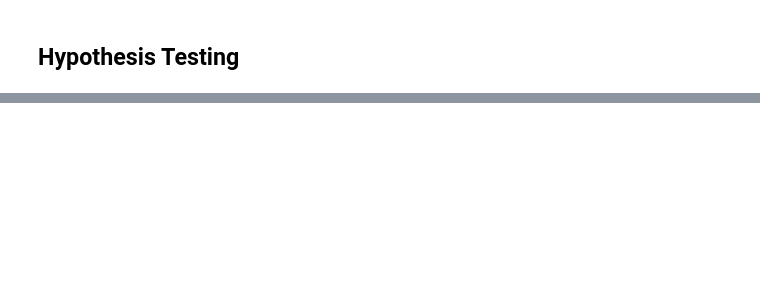
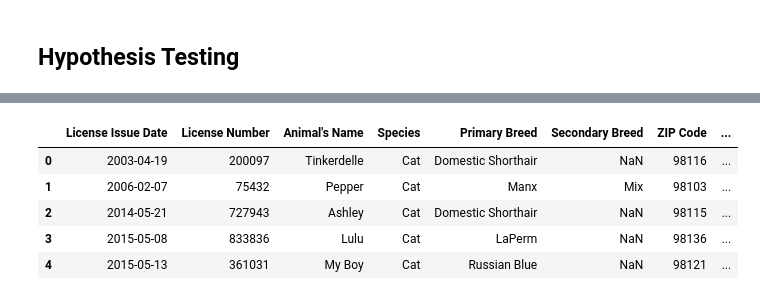
Before and after one commit to allisoncstafford/seattle_pets_blog2, a Jupyter notebook: park_zip_codes.ipynb, the cells around one changed output, grey strips where cells are left out. Saved outputs shown, nothing was run; the diff lists cells and outputs as text; code cells hidden in the pictures; blank space fills up the shorter version.

```diff
--- a/park_zip_codes.ipynb
+++ b/park_zip_codes.ipynb
@@ -161,0 +252,2 @@ no_park_zips_dogs =
+# %%
+pets['License Issue Date'] = pd.to_datetime(pets['License Issue Date'])
@@ -161,0 +256,12 @@ no_park_zips_dogs =
+# %%
+today = datetime.datetime.today()
+pets['time_in_sea'] = today - pets['License Issue Date']
+# %%
+pets.head()
+# %% [output]
+|  | License Issue Date | License Number | Animal's Name | Species | Primary Breed | Secondary Breed | ZIP Code | ... |
+| 0 | 2003-04-19 | 200097 | Tinkerdelle | Cat | Domestic Shorthair | NaN | 98116 | ... |
+| 1 | 2006-02-07 | 75432 | Pepper | Cat | Manx | Mix | 98103 | ... |
+| 2 | 2014-05-21 | 727943 | Ashley | Cat | Domestic Shorthair | NaN | 98115 | ... |
+| 3 | 2015-05-08 | 833836 | Lulu | Cat | LaPerm | NaN | 98136 | ... |
+| 4 | 2015-05-13 | 361031 | My Boy | Cat | Russian Blue | NaN | 98121 | ... |
```
Also changed, not shown: parts of 51 cells of this notebook, 3 other files.
